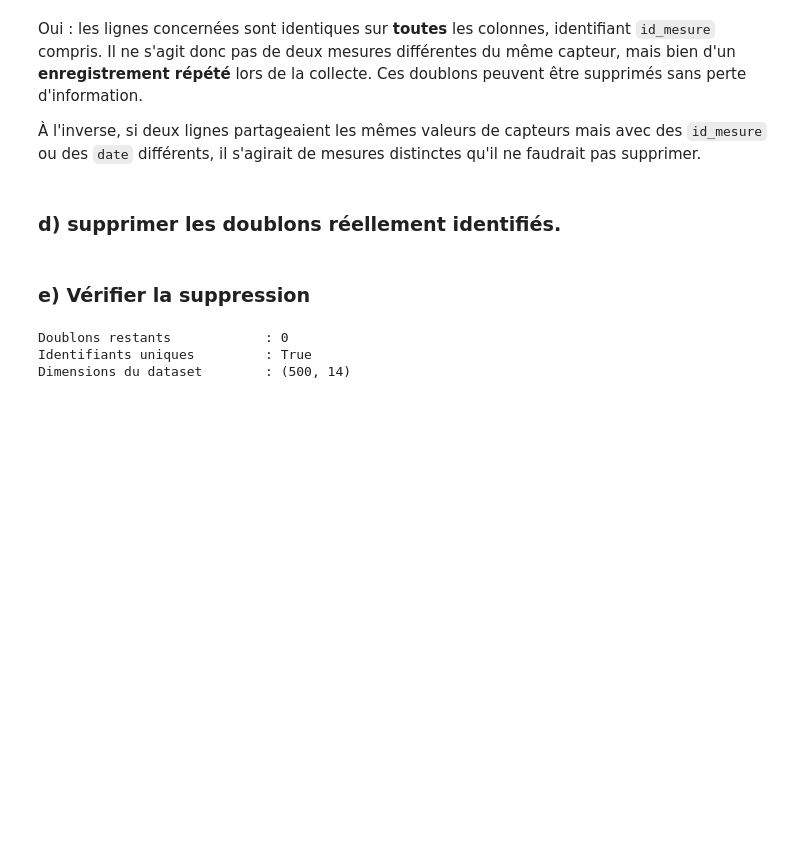
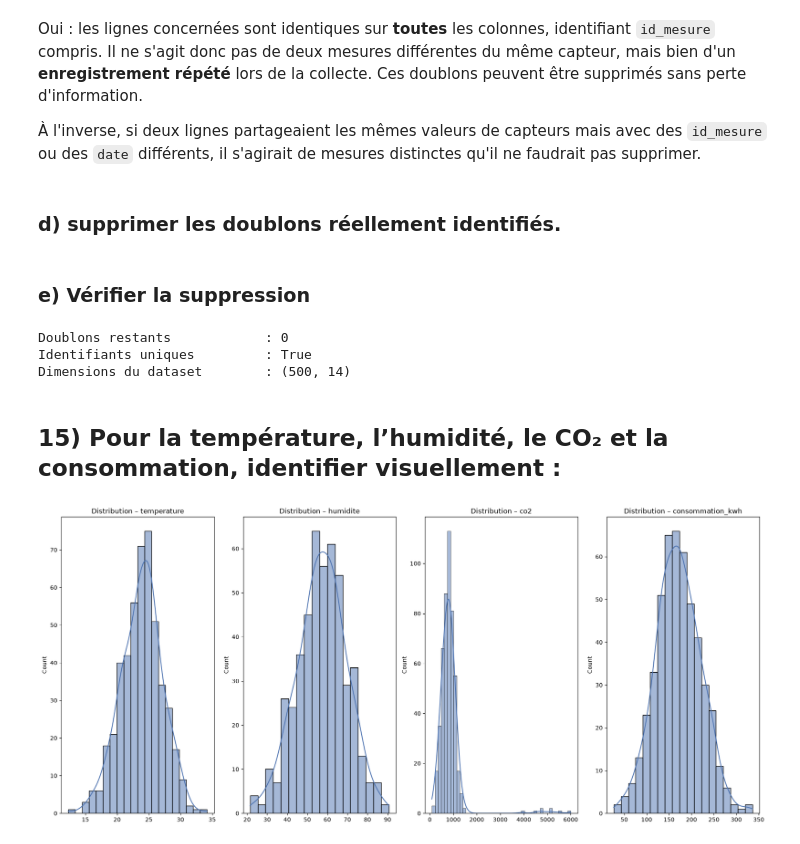
Before and after one commit to Damstat/atelier_prepa_donnees_tab, a Jupyter notebook: notebooks/atelier_prepa_donnees_tab.ipynb, the cells around one changed output. Saved outputs shown, nothing was run; the diff lists cells and outputs as text; code cells hidden in the pictures; blank space fills up the shorter version.

Commit message:
15a: Visualisation des distributions des variables numeriques

```diff
--- a/notebooks/atelier_prepa_donnees_tab.ipynb
+++ b/notebooks/atelier_prepa_donnees_tab.ipynb
@@ -497,3 +497,20 @@ print("Dimensions du dataset        :", df.shape)
 Doublons restants            : 0
 Identifiants uniques         : True
 Dimensions du dataset        : (500, 14)
+# %% [markdown]
+## 15) Pour la température, l’humidité, le CO₂ et la consommation, identifier visuellement :
+# %%
+variables_cibles = ["temperature", "humidite", "co2", "consommation_kwh"]
+
+fig, axes = plt.subplots(1, 4, figsize=(18, 8))
+
+for i, col in enumerate(variables_cibles):
+    sns.histplot(df[col].dropna(), kde=True, ax=axes[i], color="#4C72B0")
+    axes[i].set_title(f"Distribution – {col}")
+    axes[i].set_xlabel("")
+
+
+plt.tight_layout()
+plt.show()
+# %% [output]
+[figure, added]
```
Also changed, not shown: parts of 1 cell of this notebook.
